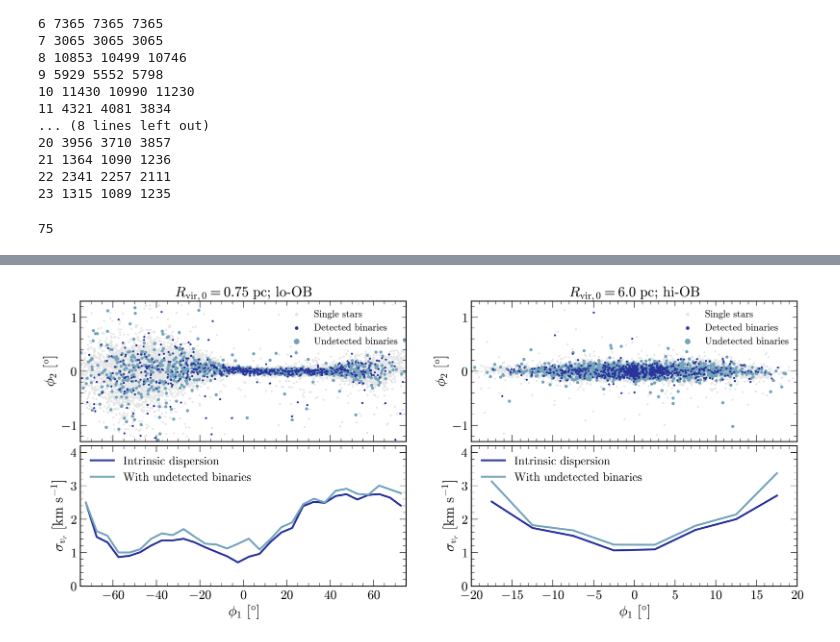
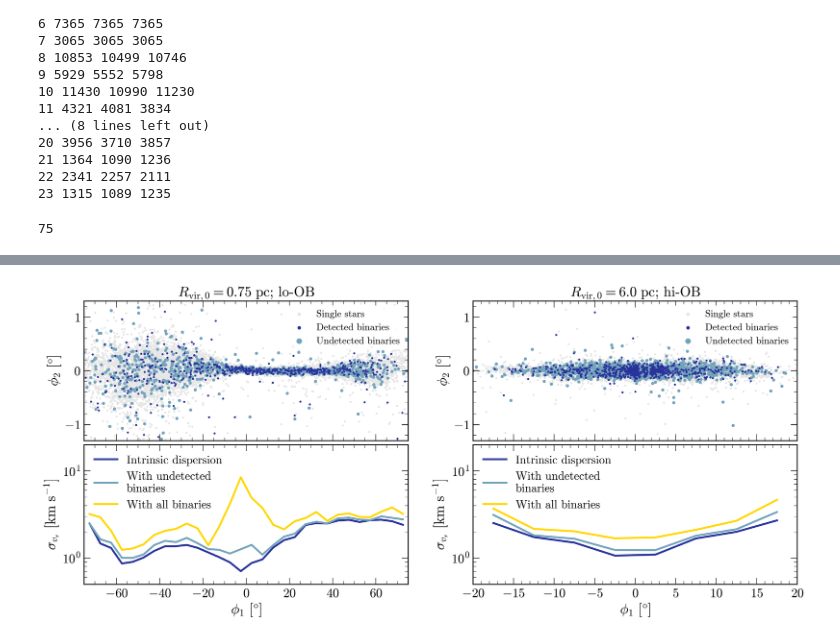
Before and after one commit to anya-m-phillips/p26, a Jupyter notebook: analysis/9_added_dispersion.ipynb, the cells around one changed output, grey strips where cells are left out. Saved outputs shown, nothing was run; the diff lists cells and outputs as text; code cells hidden in the pictures.

Commit message:
adding an 'all binaries' line to figure 16 as a test

```diff
--- a/analysis/9_added_dispersion.ipynb
+++ b/analysis/9_added_dispersion.ipynb
@@ -223,7 +223,7 @@ for k, n in enumerate(sim_n):
         bool_arr='detet'
     )
 
-    detection_arrays = [np.array([True]*len(detected)), detected]
+    detection_arrays = [np.array([True]*len(detected)), detected, np.array([False]*len(detected))] # AN OPTION FOR IF WE DETECT NO BINARIES!
 
     phi1, phi2, r, vr, in_MW, final_clip = paf.trim_stream_data(
         binary_coords['phi1'],binary_coords['phi2'], binary_coords['r'], binary_coords['vr'], apocenters[n]
@@ -281,10 +281,6 @@ for k, n in enumerate(sim_n):
         selections.append(sel)
 
 
-
-    # fig, axs = plt.subplots(2,1, figsize=[10,8], sharex=True)
-    # plt.subplots_adjust(wspace=0.03, hspace=0.03)
-
     axs[0].scatter(phi1_s, phi2_straight_s, c='0.9', s=5, label='Single stars', zorder=1, rasterized=True)
     axs[0].scatter(binary_coords['phi1'][detected],
                phi2_straight[detected],
@@ -310,7 +306,11 @@ for k, n in enumerate(sim_n):
     axs[1].plot(bin_centers[selections[0]],
                 hist_yvals[0][selections[0]], c=detected_color, label='Intrinsic dispersion')
     axs[1].plot(bin_centers[selections[1]],
-                hist_yvals[1][selections[1]], c=undetected_color, label='With undetected binaries')
+                hist_yvals[1][selections[1]], c=undetected_color, label='With undetected\nbinaries')
+
+    axs[1].plot(bin_centers[selections[2]],
+                hist_yvals[2][selections[2]], c='gold', label='With all binaries')
+
     axs[1].set_ylabel(r'$\sigma_{v_r}\ [\rm km~s^{-1}]$')
 
     axs[1].legend(loc='upper left')
@@ -318,8 +318,10 @@ for k, n in enumerate(sim_n):
 
     axs[0].set_title(titles[k])
 
-    axs[1].set_ylim(0, 4.2)
+    # axs[1].set_ylim(0, 10)
+    axs[1].set_yscale('log')
+    axs[1].set_ylim(5e-1, 2e1)
 
-plt.savefig('plots/dispersion_along_stream_from_binaries.pdf', dpi=300, bbox_inches='tight')
+plt.savefig('plots/dispersion_along_stream_from_binaries_with_allstars.pdf', dpi=300, bbox_inches='tight')
 # %% [output]
 75
@@ -331 +335 @@ successfully concatenated streamframe data
-[figure, old version]
+[figure, new version]
```
Also changed, not shown: parts of 1 cell of this notebook, 1 other file.
